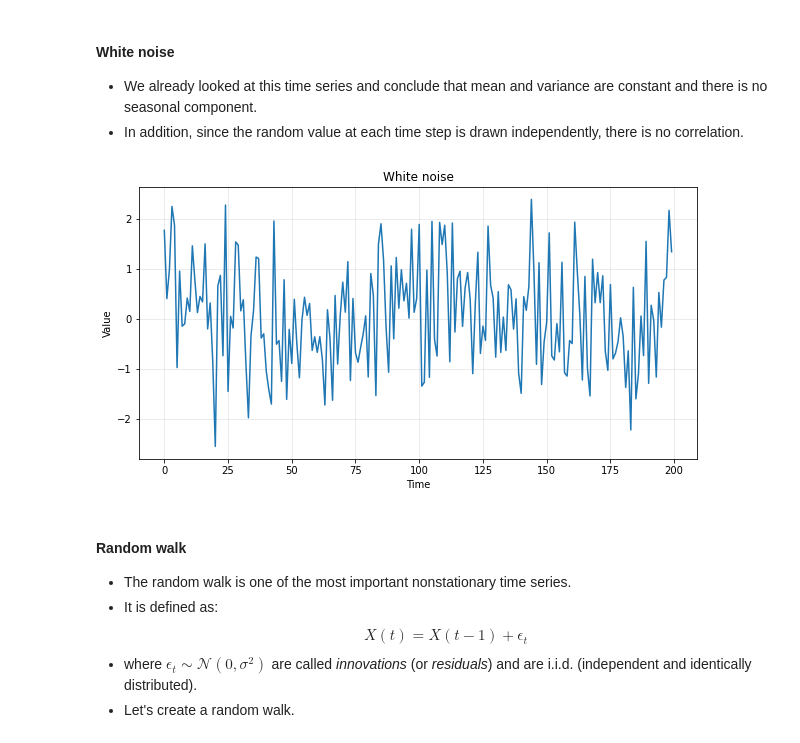
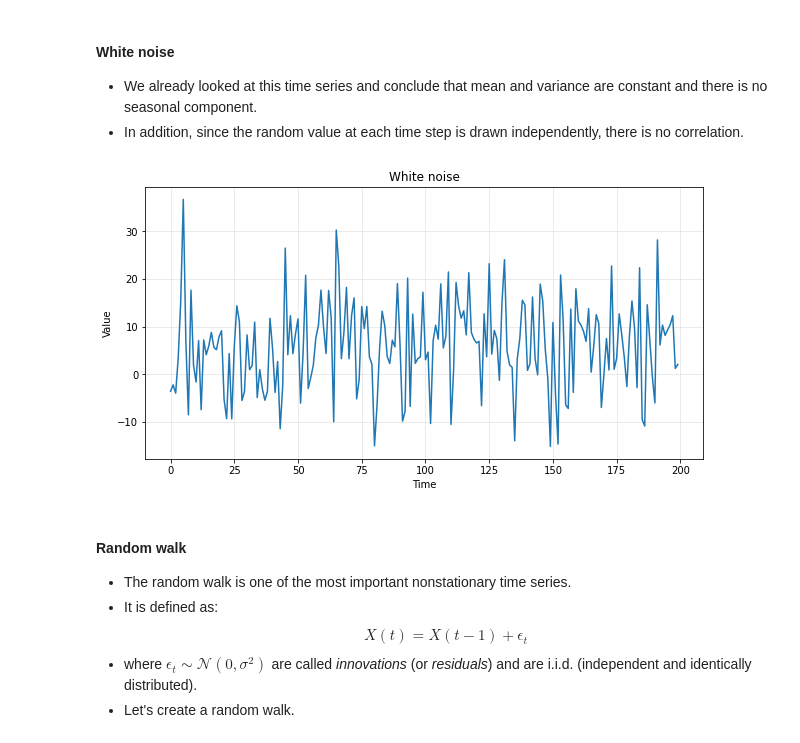
Before and after one commit to nsydn/ise043_tsaf, a Jupyter notebook: ise043_tsaf_2425f_2_stationarity.ipynb, the cells around one changed output. Saved outputs shown, nothing was run; the diff lists cells and outputs as text; code cells hidden in the pictures.

```diff
--- a/ise043_tsaf_2425f_2_stationarity.ipynb
+++ b/ise043_tsaf_2425f_2_stationarity.ipynb
@@ -150,10 +148,11 @@ plt.show()
 
 - We already looked at this time series and conclude that mean and variance are constant and there is no seasonal component.
 - In addition, since the random value at each time step is drawn independently, there is no correlation.
-# %%
-ts_plot(time, stationary, 'White noise')
-# %% [output]
-[figure, removed]
+# %%
+my_stationary = np.random.normal(loc=5, scale=10.0, size=len(time))
+ts_plot(time, my_stationary, 'White noise')
+# %% [output]
+[figure, added]
 # %% [markdown]
 #### Random walk
 
```
Also changed, not shown: parts of 10 cells of this notebook.
